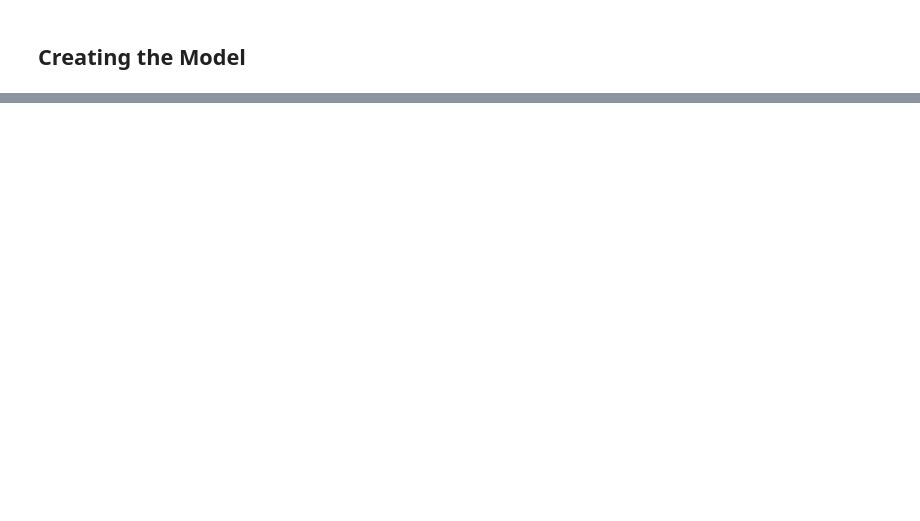
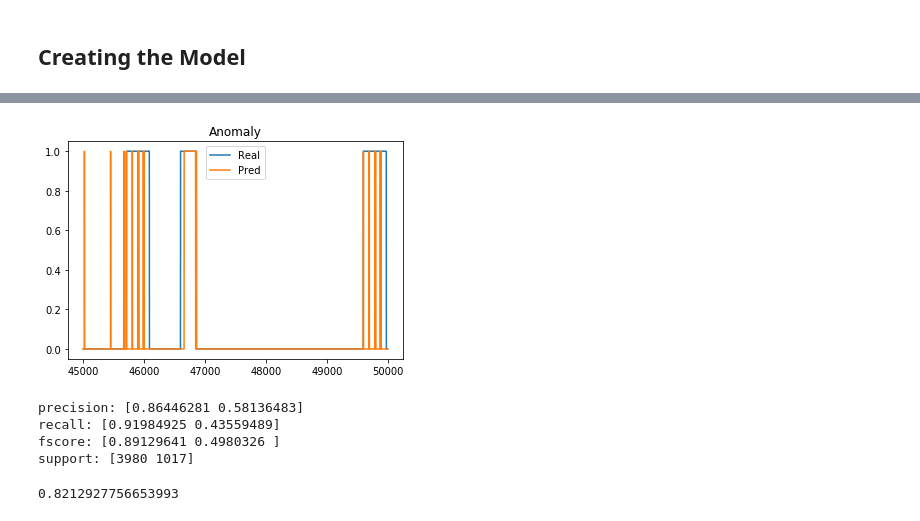
Before and after one commit to AnoML/anomly-detection, a Jupyter notebook: GaussianModel.ipynb, the cells around one changed output, grey strips where cells are left out. Drawn from its saved outputs; the diff is of its cells as text; code cells hidden in the pictures; blank space fills up the shorter version.

```diff
--- a/GaussianModel.ipynb
+++ b/GaussianModel.ipynb
@@ -7,6 +8,7 @@ from matplotlib import pyplot
 # %%
 conf_error_vects_path = 'data/error_vects.csv'
 shifts = 5
+threshold = 2.8237531487356081629
 # %% [markdown]
 ## Load Dataset
 # %%
@@ -58,0 +93,11 @@ pyplot.show()
+# %%
+def thresh():
+    def func(x):
+        if(x.error > threshold):
+            return 1
+        return 0
+    return func
+
+error_val['pred'] = error_val.apply(thresh(), axis=1)
+from sklearn.metrics import precision_recall_fscore_support as score, accuracy_score
+accuracy_score(error_val['anomaly'], error_val['pred'], normalize=True, sample_weight=None)
@@ -58,0 +133,26 @@ pyplot.show()
+# %%
+pyplot.figure()
+pyplot.plot(error_val['anomaly'], label='Real')
+pyplot.plot(error_val['pred'], label='Pred')
+pyplot.legend()
+pyplot.title("Anomaly")
+pyplot.show()
+# %% [output]
+[figure, added]
+# %%
+from sklearn.metrics import precision_recall_fscore_support as score, accuracy_score
+precision, recall, fscore, support = score(error_val['anomaly'], error_val['pred'])
+
+print('precision: {}'.format(precision))
+print('recall: {}'.format(recall))
+print('fscore: {}'.format(fscore))
+print('support: {}'.format(support))
+# %% [output]
+precision: [0.86446281 0.58136483]
+recall: [0.91984925 0.43559489]
+fscore: [0.89129641 0.4980326 ]
+support: [3980 1017]
+# %%
+accuracy_score(error_val['anomaly'], error_val['pred'], normalize=True, sample_weight=None)
+# %% [output]
+0.8212927756653993
```
Also changed, not shown: parts of 10 cells of this notebook, 5 other files.
